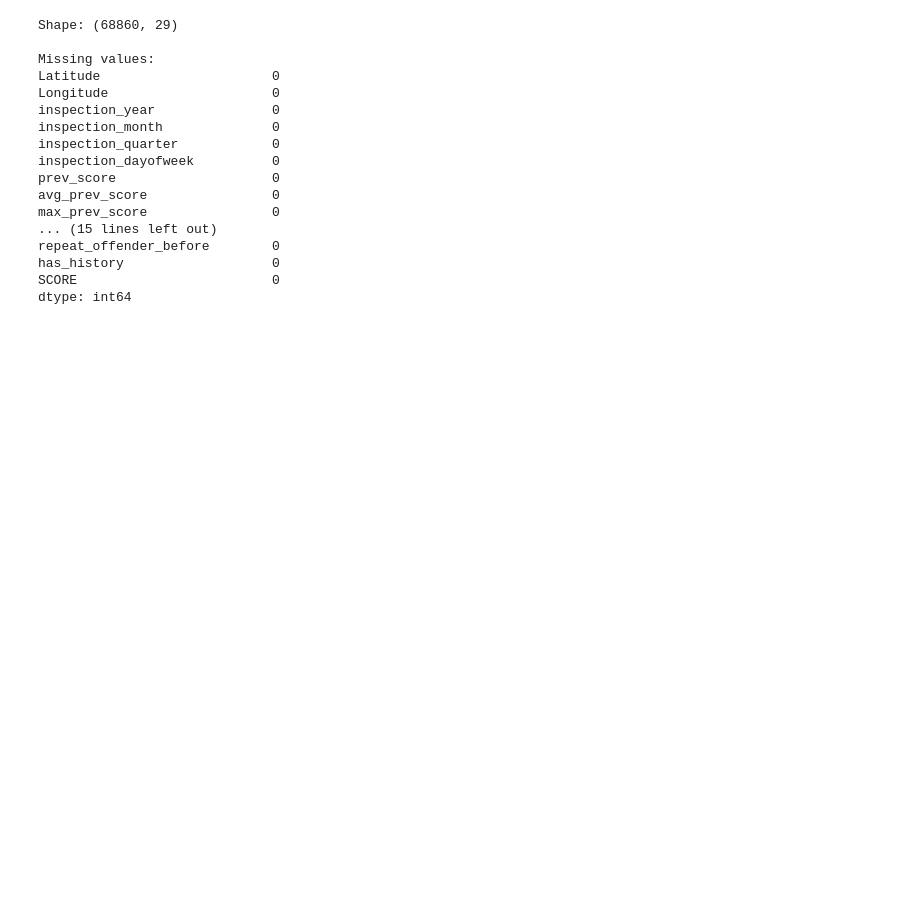
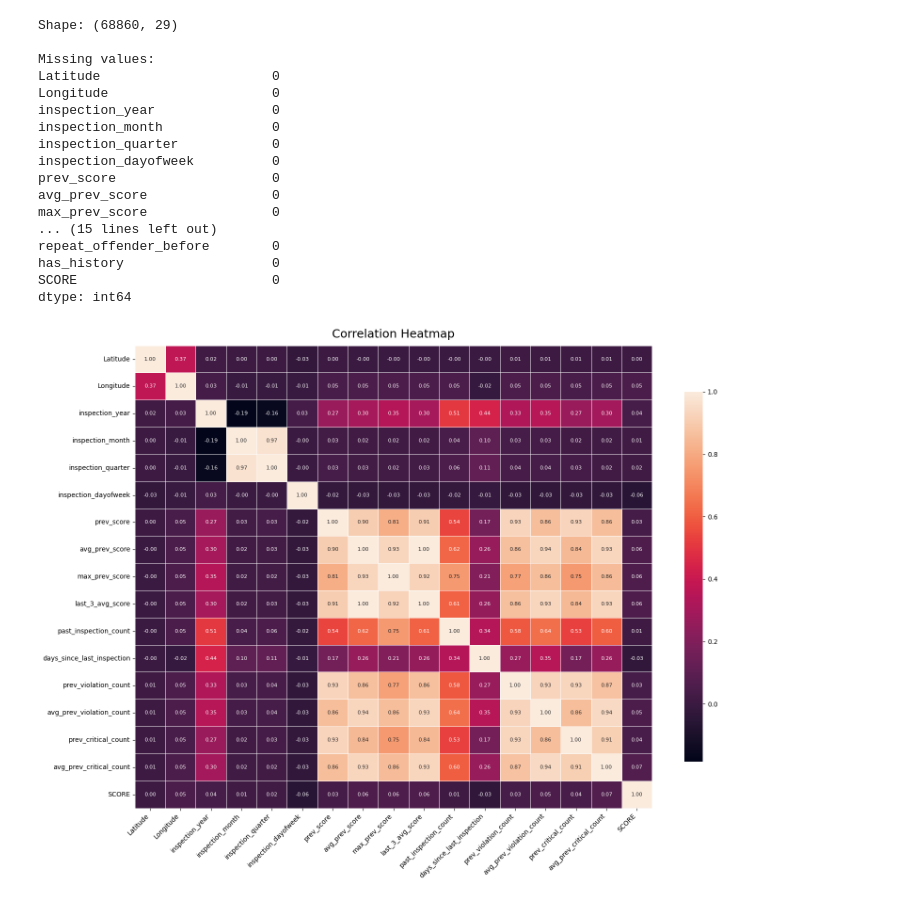
Before and after one commit to HUB37T/8-Hubert-Naufal, a Jupyter notebook: Tempat kerja Hubert/Preprocessing-Hubert.ipynb, the cells around one changed output. Cells and saved outputs as stored; diff of their text form; code cells hidden in the pictures; blank space fills up the shorter version.

```diff
--- a/Tempat kerja Hubert/Preprocessing-Hubert.ipynb
+++ b/Tempat kerja Hubert/Preprocessing-Hubert.ipynb
@@ -724,3 +724,25 @@ repeat_offender_before        0
 has_history                   0
 SCORE                         0
 dtype: int64
+# %%
+corr = df_model[numeric_features + [target]].corr()
+
+plt.figure(figsize=(16, 12))
+sns.heatmap(
+    corr,
+    annot=True,
+    fmt=".2f",
+    cmap="rocket",
+    linewidths=0.5,
+    square=False,
+    cbar_kws={"shrink": 0.8},
+    annot_kws={"size": 8}
+)
+
+plt.title("Correlation Heatmap", fontsize=18, pad=12)
+plt.xticks(rotation=45, ha="right", fontsize=10)
+plt.yticks(rotation=0, fontsize=10)
+plt.tight_layout()
+plt.show()
+# %% [output]
+[figure, added]
```
Also changed, not shown: 5 other files.
